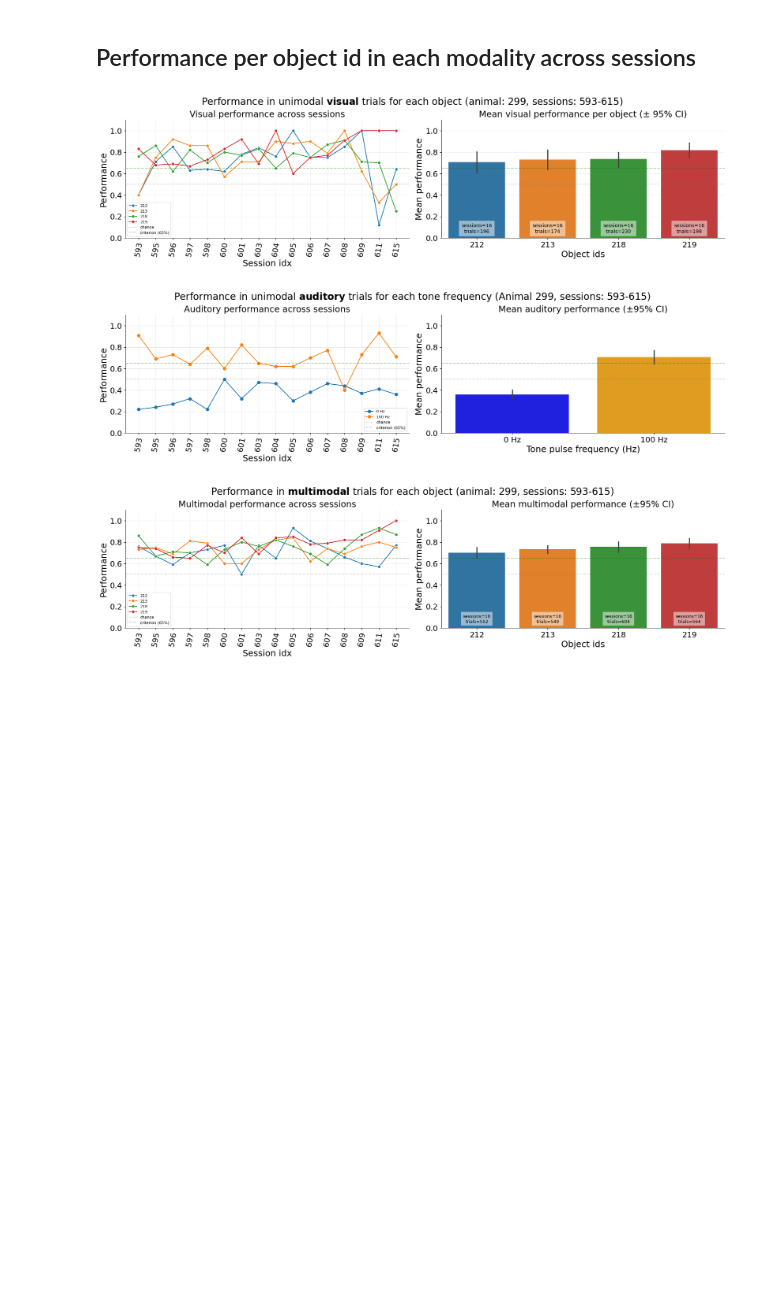
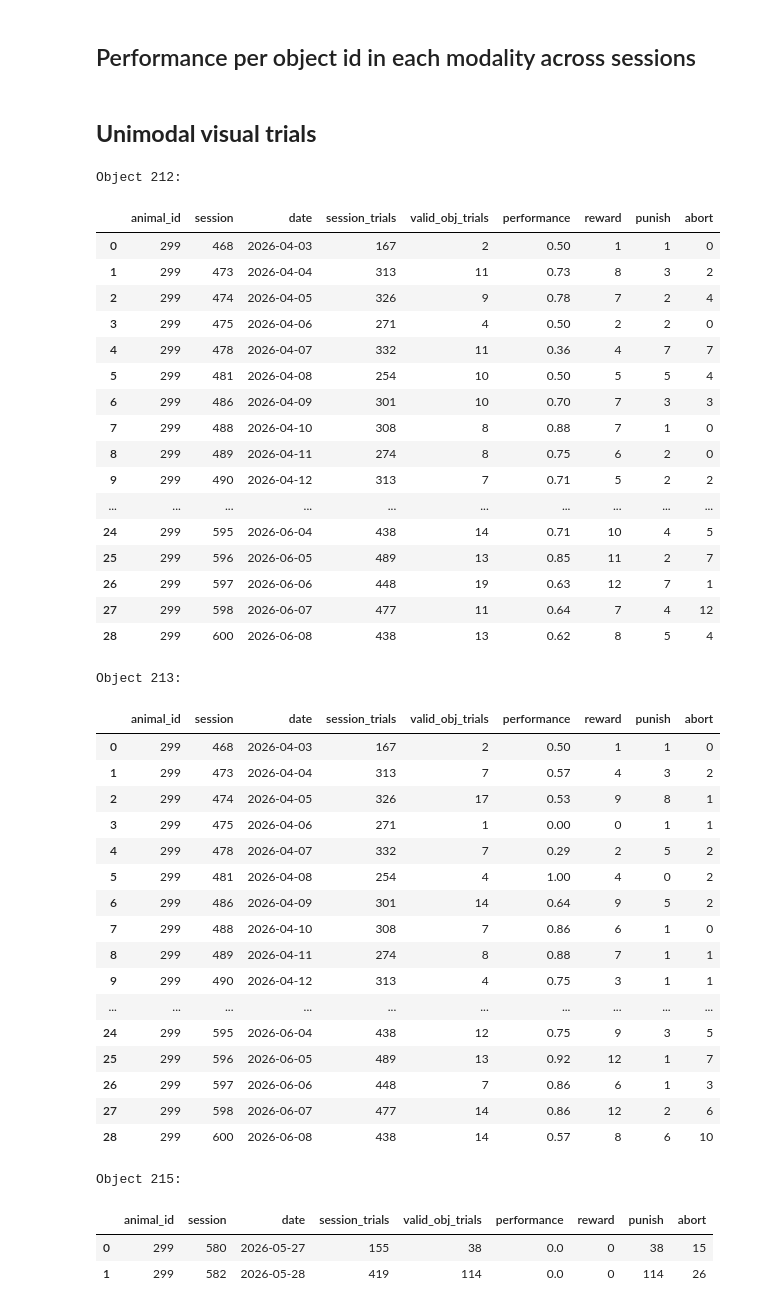
Before and after one commit to GratsakisA/multimodal_analysis, a Jupyter notebook: multimodal_analysis.ipynb, the cells around one changed output. Drawn from its saved outputs; the diff is of its cells as text; code cells hidden in the pictures; blank space fills up the shorter version.

```diff
--- a/multimodal_analysis.ipynb
+++ b/multimodal_analysis.ipynb
@@ -133,21 +133,59 @@ key = {
 # %%
 # Print per-object DataFrames summarizing number of session trials, valid per object trials,
 # percentage per object in the session, object performance, rewarded/punished/aborted trials
 # Performace in unimodal visual trials:
-# get_visual_performance_summary(key)
+get_visual_performance_summary(key)
 # Performance in unimodal auditory trials:
 # parameters: key (dict), pulse_freq ('all', '0', '100')
-# get_auditory_performance_summary(key)
+get_auditory_performance_summary(key)
 # Performace in multimodal trials:
-# get_multimodal_performance_summary(key)
+get_multimodal_performance_summary(key)
 
 # Line and bar plot of unimodal-visual and multimodal performance across sessions per object.
 # Parameters: key (dict), criterion (float),
 # default criterion: 0.65
-plot_visual_performance_per_object(key)
-plot_auditory_performance_per_object(key)
-plot_multimodal_performance_per_object(key)
+# plot_visual_performance_per_object(key)
+# plot_auditory_performance_per_object(key)
+# plot_multimodal_performance_per_object(key)
 # %% [output]
-[figure, removed]
-[figure, removed]
-[figure, removed]
+Unimodal visual trials
+Object 212:
+|  | animal_id | session | date | session_trials | valid_obj_trials | performance | reward | punish | abort |
+| 0 | 299 | 468 | 2026-04-03 | 167 | 2 | 0.50 | 1 | 1 | 0 |
+| 1 | 299 | 473 | 2026-04-04 | 313 | 11 | 0.73 | 8 | 3 | 2 |
+| 2 | 299 | 474 | 2026-04-05 | 326 | 9 | 0.78 | 7 | 2 | 4 |
+| 3 | 299 | 475 | 2026-04-06 | 271 | 4 | 0.50 | 2 | 2 | 0 |
+| 4 | 299 | 478 | 2026-04-07 | 332 | 11 | 0.36 | 4 | 7 | 7 |
+| 5 | 299 | 481 | 2026-04-08 | 254 | 10 | 0.50 | 5 | 5 | 4 |
+| 6 | 299 | 486 | 2026-04-09 | 301 | 10 | 0.70 | 7 | 3 | 3 |
+| 7 | 299 | 488 | 2026-04-10 | 308 | 8 | 0.88 | 7 | 1 | 0 |
+| 8 | 299 | 489 | 2026-04-11 | 274 | 8 | 0.75 | 6 | 2 | 0 |
+| 9 | 299 | 490 | 2026-04-12 | 313 | 7 | 0.71 | 5 | 2 | 2 |
+| ... | ... | ... | ... | ... | ... | ... | ... | ... | ... |
+| 24 | 299 | 595 | 2026-06-04 | 438 | 14 | 0.71 | 10 | 4 | 5 |
+| 25 | 299 | 596 | 2026-06-05 | 489 | 13 | 0.85 | 11 | 2 | 7 |
+| 26 | 299 | 597 | 2026-06-06 | 448 | 19 | 0.63 | 12 | 7 | 1 |
+| 27 | 299 | 598 | 2026-06-07 | 477 | 11 | 0.64 | 7 | 4 | 12 |
+| 28 | 299 | 600 | 2026-06-08 | 438 | 13 | 0.62 | 8 | 5 | 4 |
+Object 213:
+|  | animal_id | session | date | session_trials | valid_obj_trials | performance | reward | punish | abort |
+| 0 | 299 | 468 | 2026-04-03 | 167 | 2 | 0.50 | 1 | 1 | 0 |
+| 1 | 299 | 473 | 2026-04-04 | 313 | 7 | 0.57 | 4 | 3 | 2 |
+| 2 | 299 | 474 | 2026-04-05 | 326 | 17 | 0.53 | 9 | 8 | 1 |
+| 3 | 299 | 475 | 2026-04-06 | 271 | 1 | 0.00 | 0 | 1 | 1 |
+| 4 | 299 | 478 | 2026-04-07 | 332 | 7 | 0.29 | 2 | 5 | 2 |
+| 5 | 299 | 481 | 2026-04-08 | 254 | 4 | 1.00 | 4 | 0 | 2 |
+| 6 | 299 | 486 | 2026-04-09 | 301 | 14 | 0.64 | 9 | 5 | 2 |
+| 7 | 299 | 488 | 2026-04-10 | 308 | 7 | 0.86 | 6 | 1 | 0 |
+| 8 | 299 | 489 | 2026-04-11 | 274 | 8 | 0.88 | 7 | 1 | 1 |
+| 9 | 299 | 490 | 2026-04-12 | 313 | 4 | 0.75 | 3 | 1 | 1 |
+| ... | ... | ... | ... | ... | ... | ... | ... | ... | ... |
+| 24 | 299 | 595 | 2026-06-04 | 438 | 12 | 0.75 | 9 | 3 | 5 |
+| 25 | 299 | 596 | 2026-06-05 | 489 | 13 | 0.92 | 12 | 1 | 7 |
+| 26 | 299 | 597 | 2026-06-06 | 448 | 7 | 0.86 | 6 | 1 | 3 |
+| 27 | 299 | 598 | 2026-06-07 | 477 | 14 | 0.86 | 12 | 2 | 6 |
+| 28 | 299 | 600 | 2026-06-08 | 438 | 14 | 0.57 | 8 | 6 | 10 |
+Object 215:
+|  | animal_id | session | date | session_trials | valid_obj_trials | performance | reward | punish | abort |
+| 0 | 299 | 580 | 2026-05-27 | 155 | 38 | 0.0 | 0 | 38 | 15 |
+| 1 | 299 | 582 | 2026-05-28 | 419 | 114 | 0.0 | 0 | 114 | 26 |
```
Also changed, not shown: parts of 7 cells of this notebook, 1 other file.
